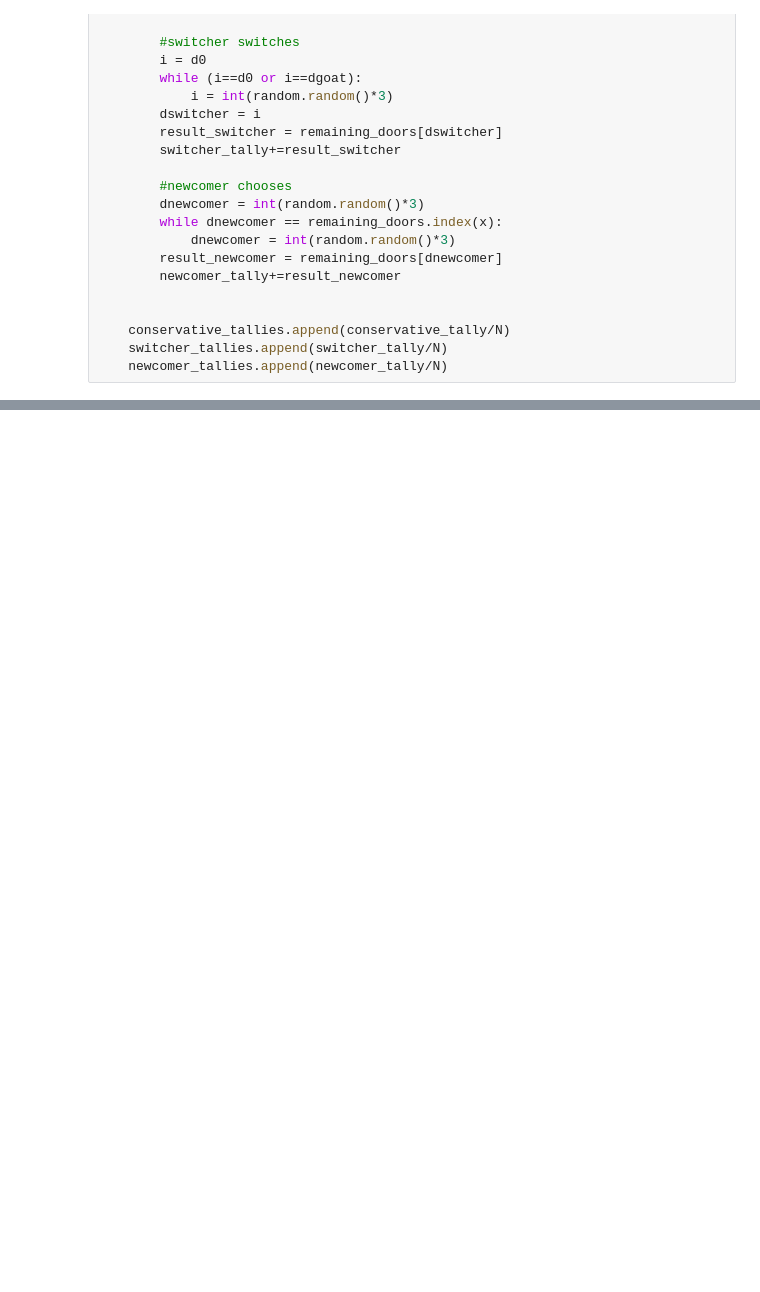
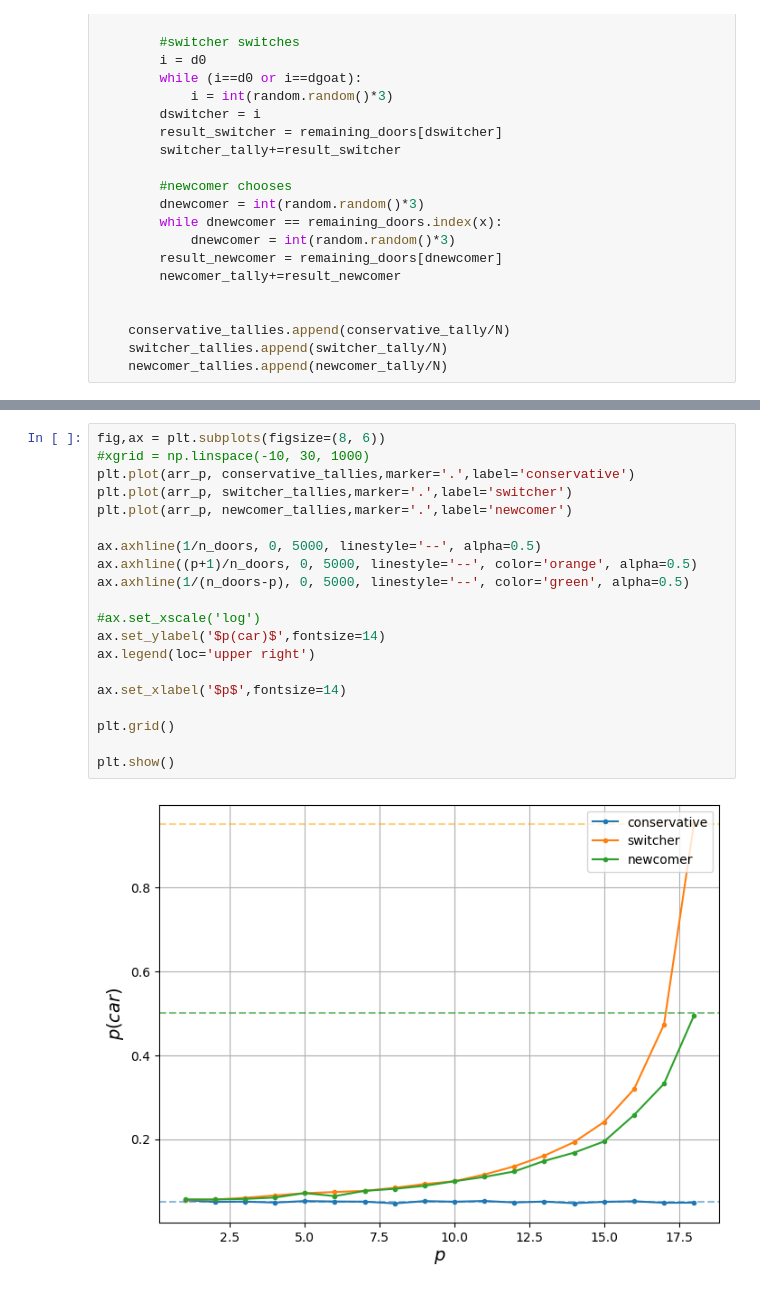
Before and after one commit to ebianchi803/astrostatistics_bicocca_2026, a Jupyter notebook: working/L02.ipynb, the cells around one changed output, grey strips where cells are left out. Cells and saved outputs as stored; diff of their text form; blank space fills up the shorter version.

```diff
--- a/working/L02.ipynb
+++ b/working/L02.ipynb
@@ -186,0 +337,22 @@ newcomer: 0.5055
+# %%
+fig,ax = plt.subplots(figsize=(8, 6))
+#xgrid = np.linspace(-10, 30, 1000)
+plt.plot(arr_p, conservative_tallies,marker='.',label='conservative')
+plt.plot(arr_p, switcher_tallies,marker='.',label='switcher')
+plt.plot(arr_p, newcomer_tallies,marker='.',label='newcomer')
+
+ax.axhline(1/n_doors, 0, 5000, linestyle='--', alpha=0.5)
+ax.axhline((p+1)/n_doors, 0, 5000, linestyle='--', color='orange', alpha=0.5)
+ax.axhline(1/(n_doors-p), 0, 5000, linestyle='--', color='green', alpha=0.5)
+
+#ax.set_xscale('log')
+ax.set_ylabel('$p(car)$',fontsize=14)
+ax.legend(loc='upper right')
+
+ax.set_xlabel('$p$',fontsize=14)
+
+plt.grid()
+
+plt.show()
+# %% [output]
+[figure, added]
```
Also changed, not shown: parts of 19 cells of this notebook.
